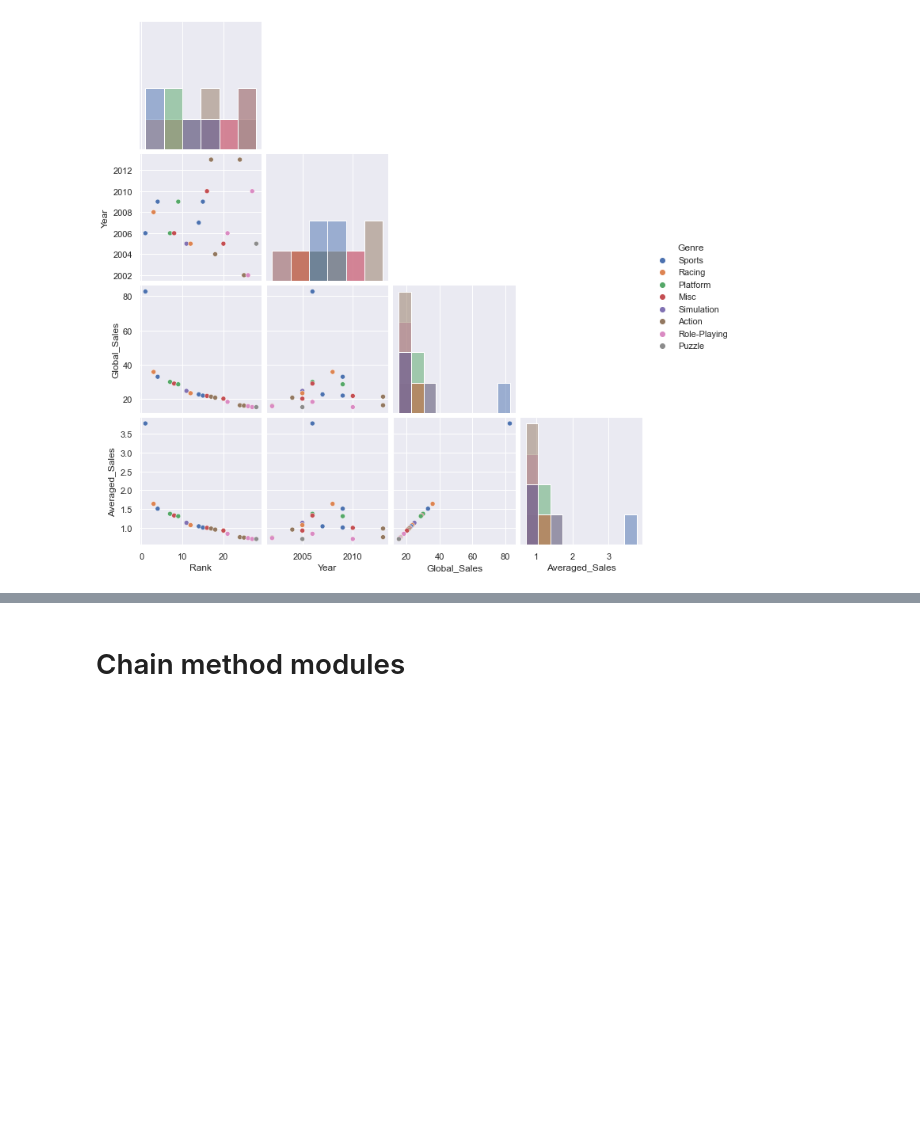
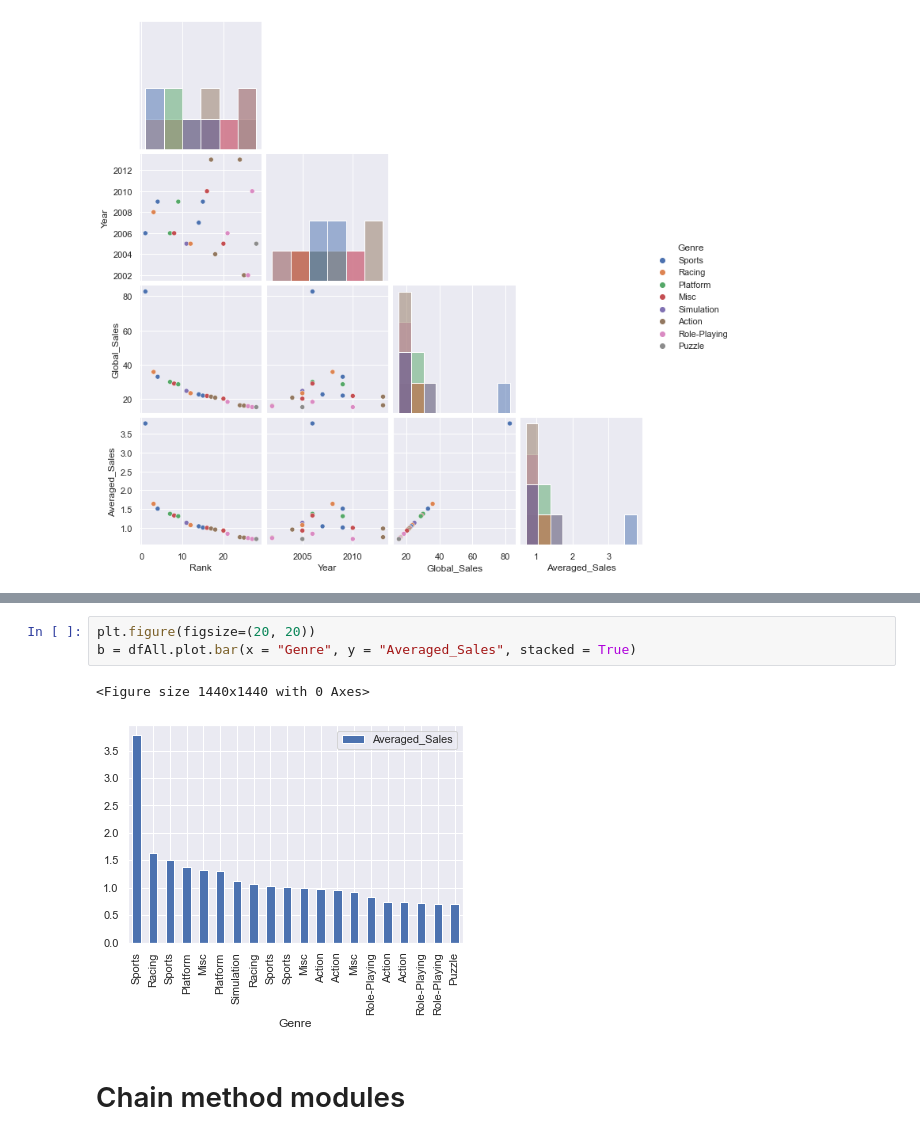
Before and after one commit to data301-2020-winter1/course-project-group_6002, a Jupyter notebook: analysis/Brian/Milestone 2 Analysis.ipynb, the cells around one changed output, grey strips where cells are left out. Cells and saved outputs as stored; diff of their text form; blank space fills up the shorter version.

```diff
--- a/analysis/Brian/Milestone 2 Analysis.ipynb
+++ b/analysis/Brian/Milestone 2 Analysis.ipynb
@@ -328,3 +328,9 @@ sns.stripplot(data = dfAll, x = "Genre", y = "Averaged_Sales", color = "0.25")
+# %%
+plt.figure(figsize=(20, 20))
+b = dfAll.plot.bar(x = "Genre", y = "Averaged_Sales", stacked = True)
+# %% [output]
+<Figure size 1440x1440 with 0 Axes>
+[figure, added]
 # %% [markdown]
 # Chain method modules
 # %%
```
Also changed, not shown: parts of 1 cell of this notebook.
